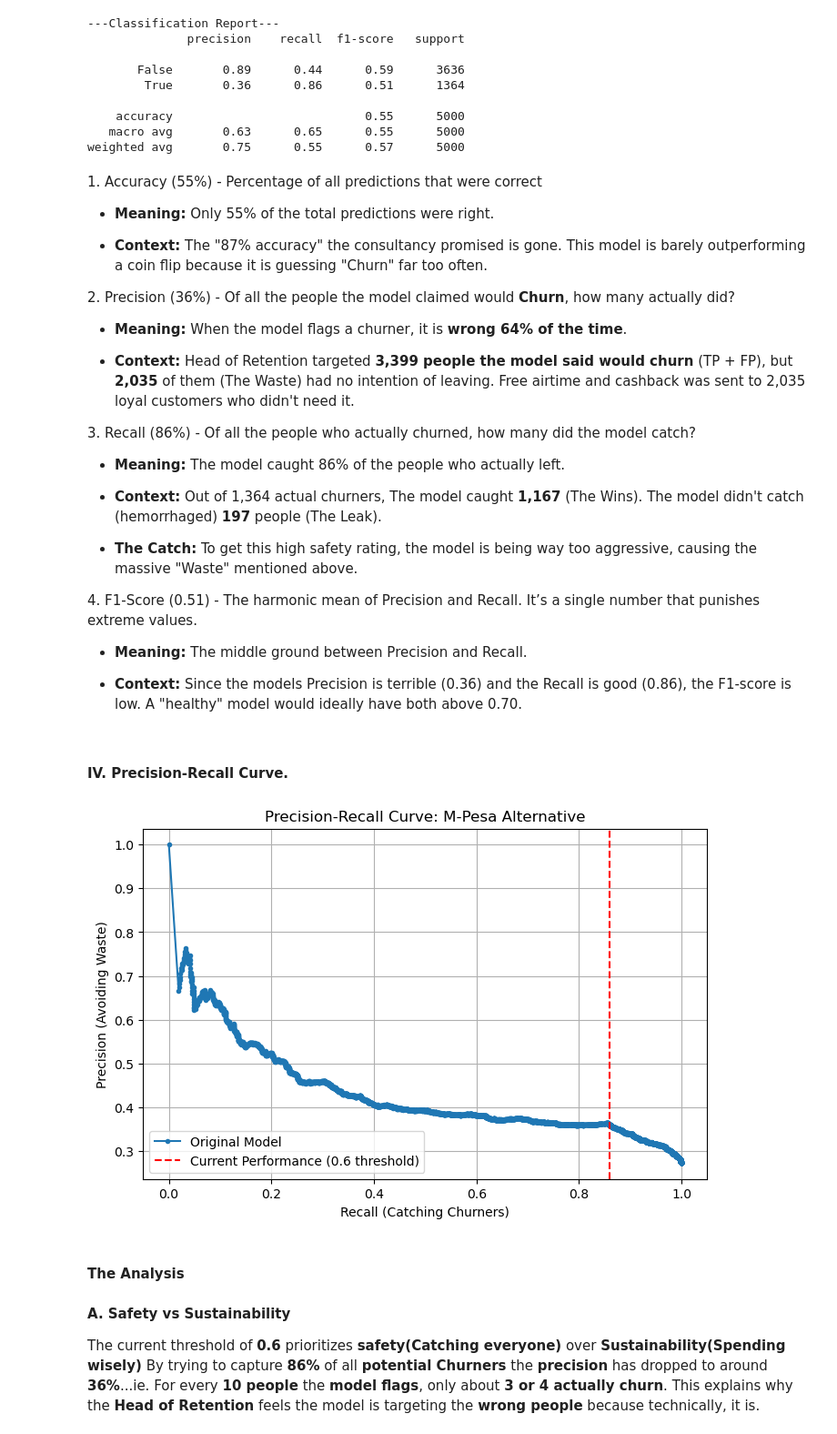
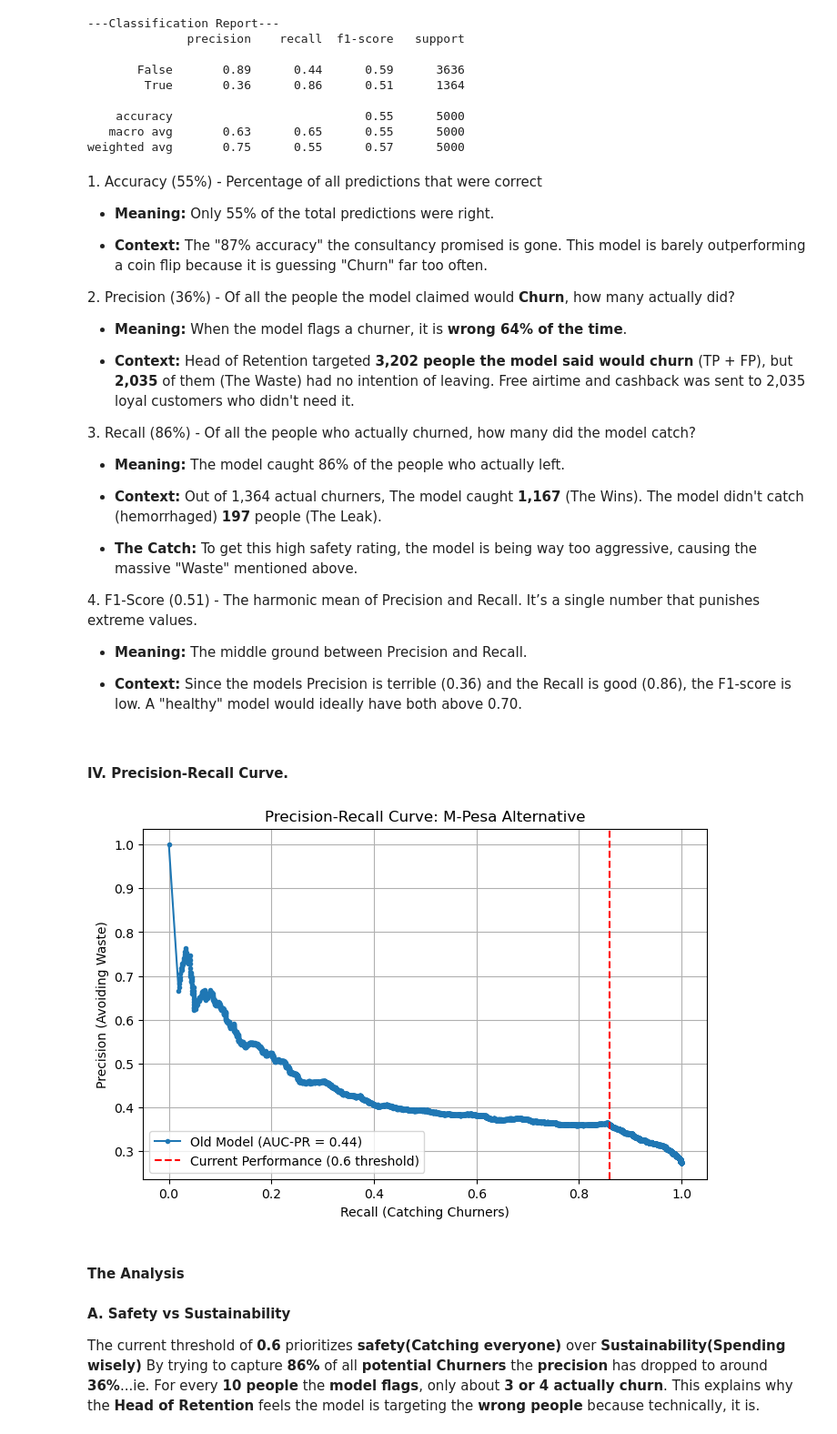
Before and after one commit to Kobeyvines/CASE_STUDY, a Jupyter notebook: notebooks/EDA.ipynb, the cells around one changed output. Shown at 91% size. Drawn from its saved outputs; the diff is of its cells as text; code cells hidden in the pictures.

```diff
--- a/notebooks/EDA.ipynb
+++ b/notebooks/EDA.ipynb
@@ -205,7 +206,7 @@ weighted avg       0.75      0.55      0.57      5000
 
 *   **Meaning:** When the model flags a churner, it is **wrong 64% of the time**.
 
-*   **Context:** Head of Retention targeted **3,399 people the model said would churn** (TP + FP), but **2,035** of them (The Waste) had no intention of leaving. Free airtime and cashback  was sent to 2,035 loyal customers who didn't need it.
+*   **Context:** Head of Retention targeted **3,202 people the model said would churn** (TP + FP), but **2,035** of them (The Waste) had no intention of leaving. Free airtime and cashback  was sent to 2,035 loyal customers who didn't need it.
 
 3\. Recall (86%) - Of all the people who actually churned, how many did the model catch?
 
@@ -225,20 +226,21 @@ weighted avg       0.75      0.55      0.57      5000
 # %%
 # Use the raw probabilities rather than the True/False labels
 precision, recall, thresholds = precision_recall_curve(evaluation_df['actual_churned'], evaluation_df['model_churn_probability'])
 
+auc_pr_old = auc(recall, precision)
 # plotting
 plt.figure(figsize=(8, 5))
-plt.plot(recall,precision,marker='.',label='Original Model')
+plt.plot(recall,precision,marker='.',label=f'Old Model (AUC-PR = {auc_pr_old:.2f})')
 plt.xlabel('Recall (Catching Churners)')
 plt.ylabel('Precision (Avoiding Waste)')
 plt.title('Precision-Recall Curve: M-Pesa Alternative')
 plt.axvline(x=0.86, color='r', linestyle='--', label='Current Performance (0.6 threshold)')
 plt.legend()
 plt.grid()
 plt.savefig('../images/Precision-Recall Curve.png')
 plt.show()
 # %% [output]
-[figure, old version]
+[figure, new version]
 # %% [markdown]
 #### The Analysis
 #### A. Safety vs Sustainability
```
Also changed, not shown: parts of 9 cells of this notebook, 2 other files.
